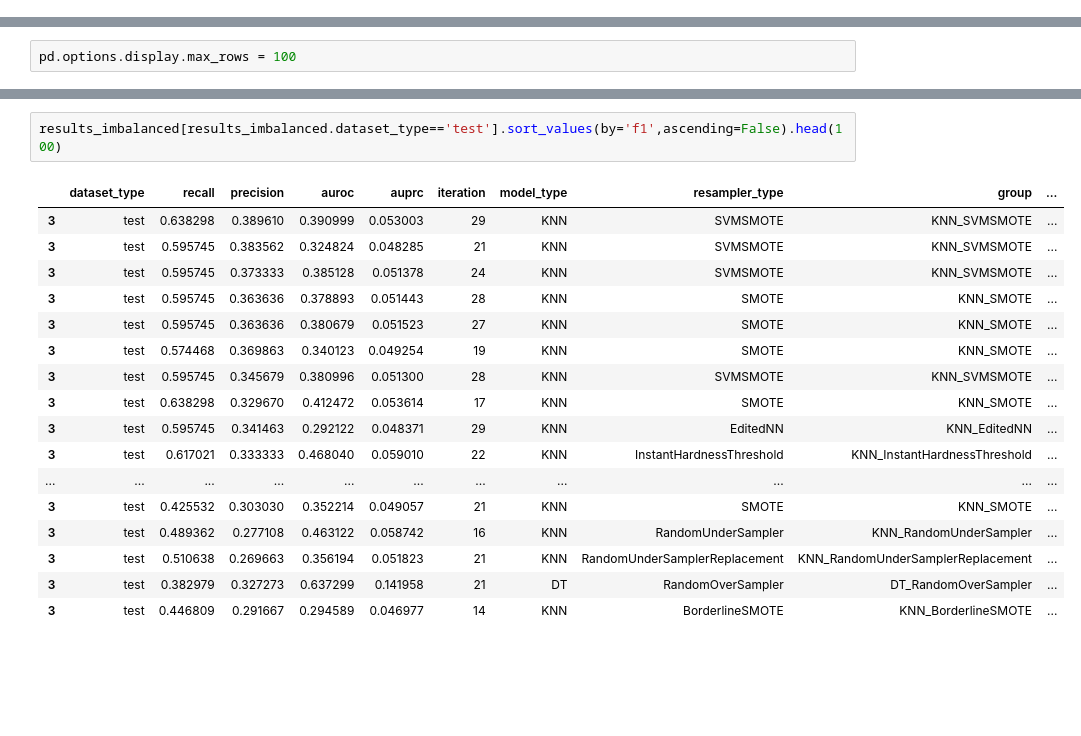
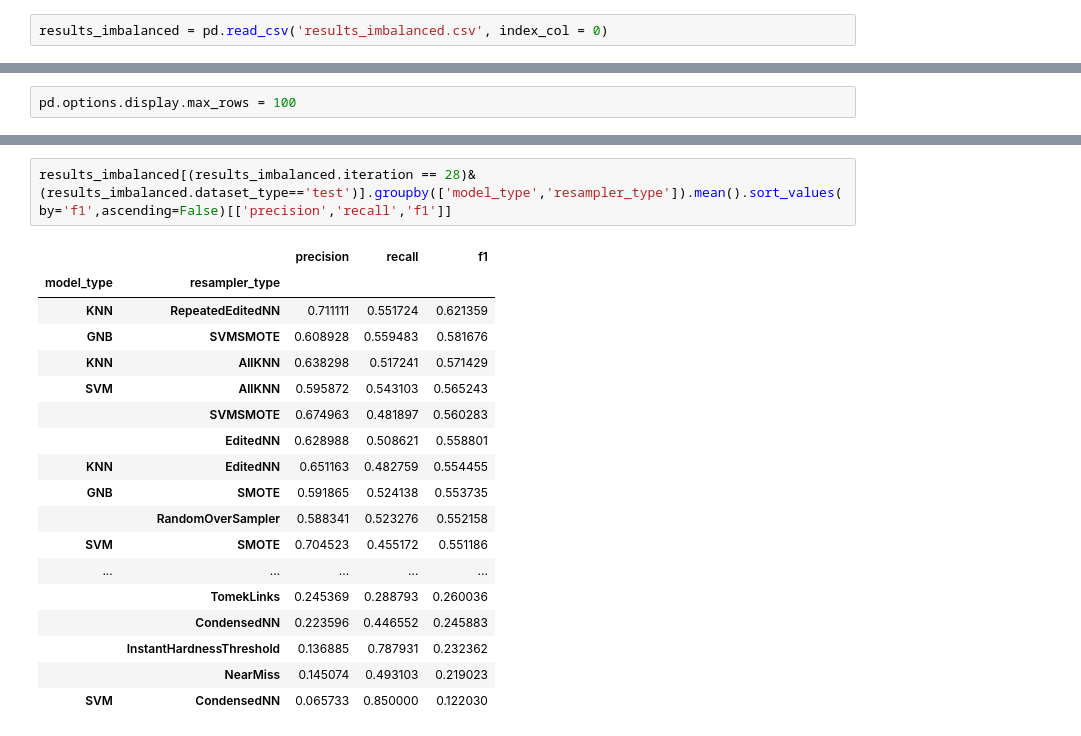
Before and after one commit to tsabata/active_anomaly_detection, a Jupyter notebook: active_ad.ipynb, the cells around one changed output, grey strips where cells are left out. Drawn from its saved outputs; the diff is of its cells as text; blank space fills up the shorter version.

```diff
--- a/active_ad.ipynb
+++ b/active_ad.ipynb
@@ -615,0 +766,2 @@ seaborn.relplot(data= results_imbalanced[results_imbalanced.model_type=='KNN'],
+# %%
+results_imbalanced = pd.read_csv('results_imbalanced.csv', index_col = 0)
@@ -618,20 +845,21 @@ pd.options.display.max_rows = 100
 # %%
-results_imbalanced[results_imbalanced.dataset_type=='test'].sort_values(by='f1',ascending=False).head(100)
+results_imbalanced[(results_imbalanced.iteration == 28)&(results_imbalanced.dataset_type=='test')].groupby(['model_type','resampler_type']).mean().sort_values(by='f1',ascending=False)[['precision','recall','f1']]
 # %% [output]
-|  | dataset_type | recall | precision | auroc | auprc | iteration | model_type | resampler_type | group | ... |
-| 3 | test | 0.638298 | 0.389610 | 0.390999 | 0.053003 | 29 | KNN | SVMSMOTE | KNN_SVMSMOTE | ... |
-| 3 | test | 0.595745 | 0.383562 | 0.324824 | 0.048285 | 21 | KNN | SVMSMOTE | KNN_SVMSMOTE | ... |
-| 3 | test | 0.595745 | 0.373333 | 0.385128 | 0.051378 | 24 | KNN | SVMSMOTE | KNN_SVMSMOTE | ... |
-| 3 | test | 0.595745 | 0.363636 | 0.378893 | 0.051443 | 28 | KNN | SMOTE | KNN_SMOTE | ... |
-| 3 | test | 0.595745 | 0.363636 | 0.380679 | 0.051523 | 27 | KNN | SMOTE | KNN_SMOTE | ... |
-| 3 | test | 0.574468 | 0.369863 | 0.340123 | 0.049254 | 19 | KNN | SMOTE | KNN_SMOTE | ... |
-| 3 | test | 0.595745 | 0.345679 | 0.380996 | 0.051300 | 28 | KNN | SVMSMOTE | KNN_SVMSMOTE | ... |
-| 3 | test | 0.638298 | 0.329670 | 0.412472 | 0.053614 | 17 | KNN | SMOTE | KNN_SMOTE | ... |
-| 3 | test | 0.595745 | 0.341463 | 0.292122 | 0.048371 | 29 | KNN | EditedNN | KNN_EditedNN | ... |
-| 3 | test | 0.617021 | 0.333333 | 0.468040 | 0.059010 | 22 | KNN | InstantHardnessThreshold | KNN_InstantHardnessThreshold | ... |
-| ... | ... | ... | ... | ... | ... | ... | ... | ... | ... | ... |
-| 3 | test | 0.425532 | 0.303030 | 0.352214 | 0.049057 | 21 | KNN | SMOTE | KNN_SMOTE | ... |
-| 3 | test | 0.489362 | 0.277108 | 0.463122 | 0.058742 | 16 | KNN | RandomUnderSampler | KNN_RandomUnderSampler | ... |
-| 3 | test | 0.510638 | 0.269663 | 0.356194 | 0.051823 | 21 | KNN | RandomUnderSamplerReplacement | KNN_RandomUnderSamplerReplacement | ... |
-| 3 | test | 0.382979 | 0.327273 | 0.637299 | 0.141958 | 21 | DT | RandomOverSampler | DT_RandomOverSampler | ... |
-| 3 | test | 0.446809 | 0.291667 | 0.294589 | 0.046977 | 14 | KNN | BorderlineSMOTE | KNN_BorderlineSMOTE | ... |
+|  |  | precision | recall | f1 |
+| model_type | resampler_type |  |  |  |
+| KNN | RepeatedEditedNN | 0.711111 | 0.551724 | 0.621359 |
+| GNB | SVMSMOTE | 0.608928 | 0.559483 | 0.581676 |
+| KNN | AllKNN | 0.638298 | 0.517241 | 0.571429 |
+| SVM | AllKNN | 0.595872 | 0.543103 | 0.565243 |
+|  | SVMSMOTE | 0.674963 | 0.481897 | 0.560283 |
+|  | EditedNN | 0.628988 | 0.508621 | 0.558801 |
+| KNN | EditedNN | 0.651163 | 0.482759 | 0.554455 |
+| GNB | SMOTE | 0.591865 | 0.524138 | 0.553735 |
+|  | RandomOverSampler | 0.588341 | 0.523276 | 0.552158 |
+| SVM | SMOTE | 0.704523 | 0.455172 | 0.551186 |
+| ... | ... | ... | ... | ... |
+|  | TomekLinks | 0.245369 | 0.288793 | 0.260036 |
+|  | CondensedNN | 0.223596 | 0.446552 | 0.245883 |
+|  | InstantHardnessThreshold | 0.136885 | 0.787931 | 0.232362 |
+|  | NearMiss | 0.145074 | 0.493103 | 0.219023 |
+| SVM | CondensedNN | 0.065733 | 0.850000 | 0.122030 |
```
Also changed, not shown: parts of 57 cells of this notebook, 1 other file.
